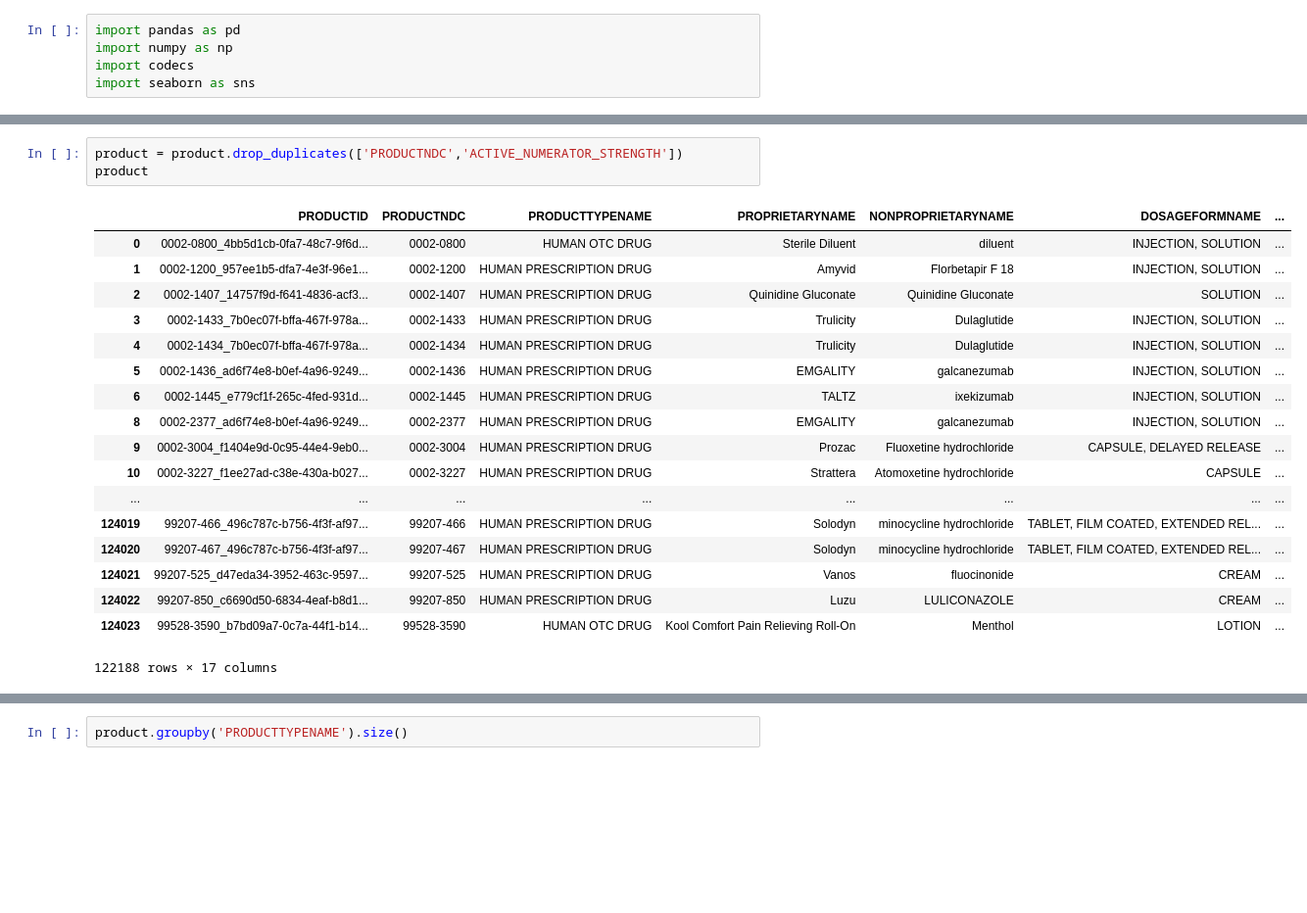
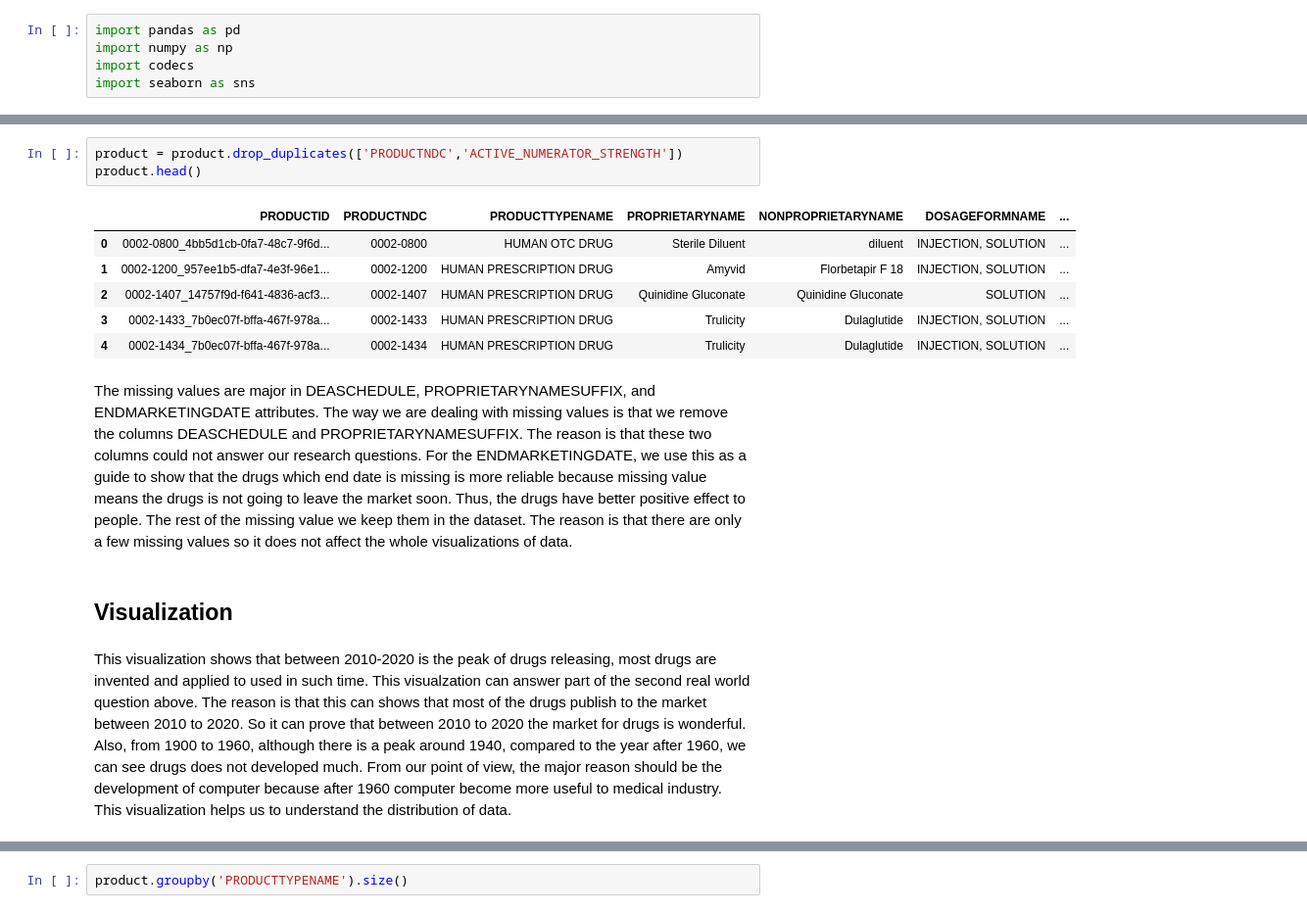
Before and after one commit to 854740262/NDC-database-analysis, a Jupyter notebook: Final_project.ipynb, the cells around one changed output, grey strips where cells are left out. Shown: that part at 98% size. Saved outputs shown, nothing was run; the diff lists cells and outputs as text; blank space fills up the shorter version.

```diff
--- a/Final_project.ipynb
+++ b/Final_project.ipynb
@@ -61,23 +85,17 @@ product
 # %%
 product = product.drop_duplicates(['PRODUCTNDC','ACTIVE_NUMERATOR_STRENGTH'])
-product
+product.head()
 # %% [output]
 |  | PRODUCTID | PRODUCTNDC | PRODUCTTYPENAME | PROPRIETARYNAME | NONPROPRIETARYNAME | DOSAGEFORMNAME | ... |
 | 0 | 0002-0800_4bb5d1cb-0fa7-48c7-9f6d... | 0002-0800 | HUMAN OTC DRUG | Sterile Diluent | diluent | INJECTION, SOLUTION | ... |
 | 1 | 0002-1200_957ee1b5-dfa7-4e3f-96e1... | 0002-1200 | HUMAN PRESCRIPTION DRUG | Amyvid | Florbetapir F 18 | INJECTION, SOLUTION | ... |
 | 2 | 0002-1407_14757f9d-f641-4836-acf3... | 0002-1407 | HUMAN PRESCRIPTION DRUG | Quinidine Gluconate | Quinidine Gluconate | SOLUTION | ... |
 | 3 | 0002-1433_7b0ec07f-bffa-467f-978a... | 0002-1433 | HUMAN PRESCRIPTION DRUG | Trulicity | Dulaglutide | INJECTION, SOLUTION | ... |
 | 4 | 0002-1434_7b0ec07f-bffa-467f-978a... | 0002-1434 | HUMAN PRESCRIPTION DRUG | Trulicity | Dulaglutide | INJECTION, SOLUTION | ... |
-| 5 | 0002-1436_ad6f74e8-b0ef-4a96-9249... | 0002-1436 | HUMAN PRESCRIPTION DRUG | EMGALITY | galcanezumab | INJECTION, SOLUTION | ... |
-| 6 | 0002-1445_e779cf1f-265c-4fed-931d... | 0002-1445 | HUMAN PRESCRIPTION DRUG | TALTZ | ixekizumab | INJECTION, SOLUTION | ... |
-| 8 | 0002-2377_ad6f74e8-b0ef-4a96-9249... | 0002-2377 | HUMAN PRESCRIPTION DRUG | EMGALITY | galcanezumab | INJECTION, SOLUTION | ... |
-| 9 | 0002-3004_f1404e9d-0c95-44e4-9eb0... | 0002-3004 | HUMAN PRESCRIPTION DRUG | Prozac | Fluoxetine hydrochloride | CAPSULE, DELAYED RELEASE | ... |
-| 10 | 0002-3227_f1ee27ad-c38e-430a-b027... | 0002-3227 | HUMAN PRESCRIPTION DRUG | Strattera | Atomoxetine hydrochloride | CAPSULE | ... |
-| ... | ... | ... | ... | ... | ... | ... | ... |
-| 124019 | 99207-466_496c787c-b756-4f3f-af97... | 99207-466 | HUMAN PRESCRIPTION DRUG | Solodyn | minocycline hydrochloride | TABLET, FILM COATED, EXTENDED REL... | ... |
-| 124020 | 99207-467_496c787c-b756-4f3f-af97... | 99207-467 | HUMAN PRESCRIPTION DRUG | Solodyn | minocycline hydrochloride | TABLET, FILM COATED, EXTENDED REL... | ... |
-| 124021 | 99207-525_d47eda34-3952-463c-9597... | 99207-525 | HUMAN PRESCRIPTION DRUG | Vanos | fluocinonide | CREAM | ... |
-| 124022 | 99207-850_c6690d50-6834-4eaf-b8d1... | 99207-850 | HUMAN PRESCRIPTION DRUG | Luzu | LULICONAZOLE | CREAM | ... |
-| 124023 | 99528-3590_b7bd09a7-0c7a-44f1-b14... | 99528-3590 | HUMAN OTC DRUG | Kool Comfort Pain Relieving Roll-On | Menthol | LOTION | ... |
-122188 rows × 17 columns
+# %% [markdown]
+The missing values are major in DEASCHEDULE, PROPRIETARYNAMESUFFIX, and ENDMARKETINGDATE attributes. The way we are dealing with missing values is that we remove the columns DEASCHEDULE and PROPRIETARYNAMESUFFIX. The reason is that these two columns could not answer our research questions. For the ENDMARKETINGDATE, we use this as a guide to show that the drugs which end date is missing is more reliable because missing value means the drugs is not going to leave the market soon. Thus, the drugs have better positive effect to people. The rest of the missing value we keep them in the dataset. The reason is that there are only a few missing values so it does not affect the whole visualizations of data.
+# %% [markdown]
+## Visualization
+# %% [markdown]
+This visualization shows that between 2010-2020 is the peak of drugs releasing, most drugs are invented and applied to used in such time. This visualzation can answer part of the second real world question above. The reason is that this can shows that most of the drugs publish to the market between 2010 to 2020. So it can prove that between 2010 to 2020 the market for drugs is wonderful. Also, from 1900 to 1960, although there is a peak around 1940, compared to the year after 1960, we can see drugs does not developed much. From our point of view, the major reason should be the development of computer because after 1960 computer become more useful to medical industry. This visualization helps us to understand the distribution of data.
 # %%
```
Also changed, not shown: parts of 49 cells of this notebook.
